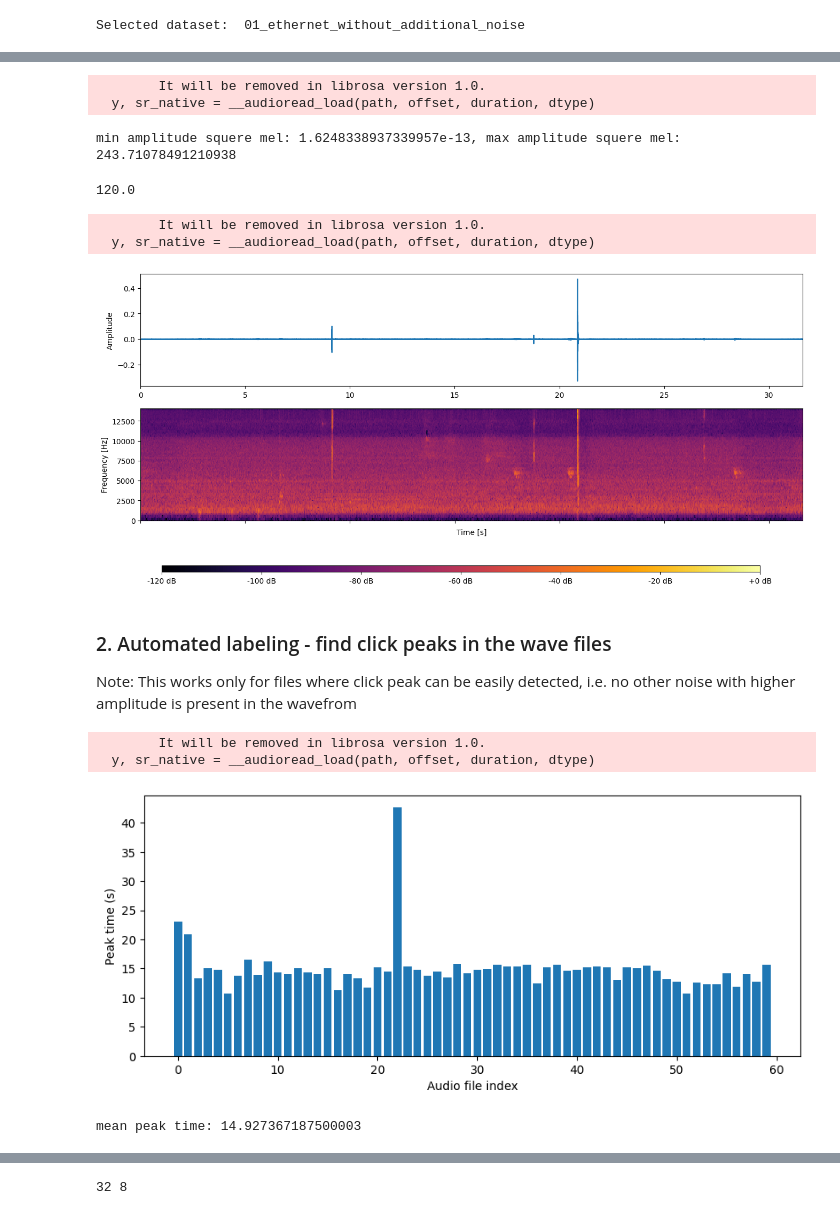
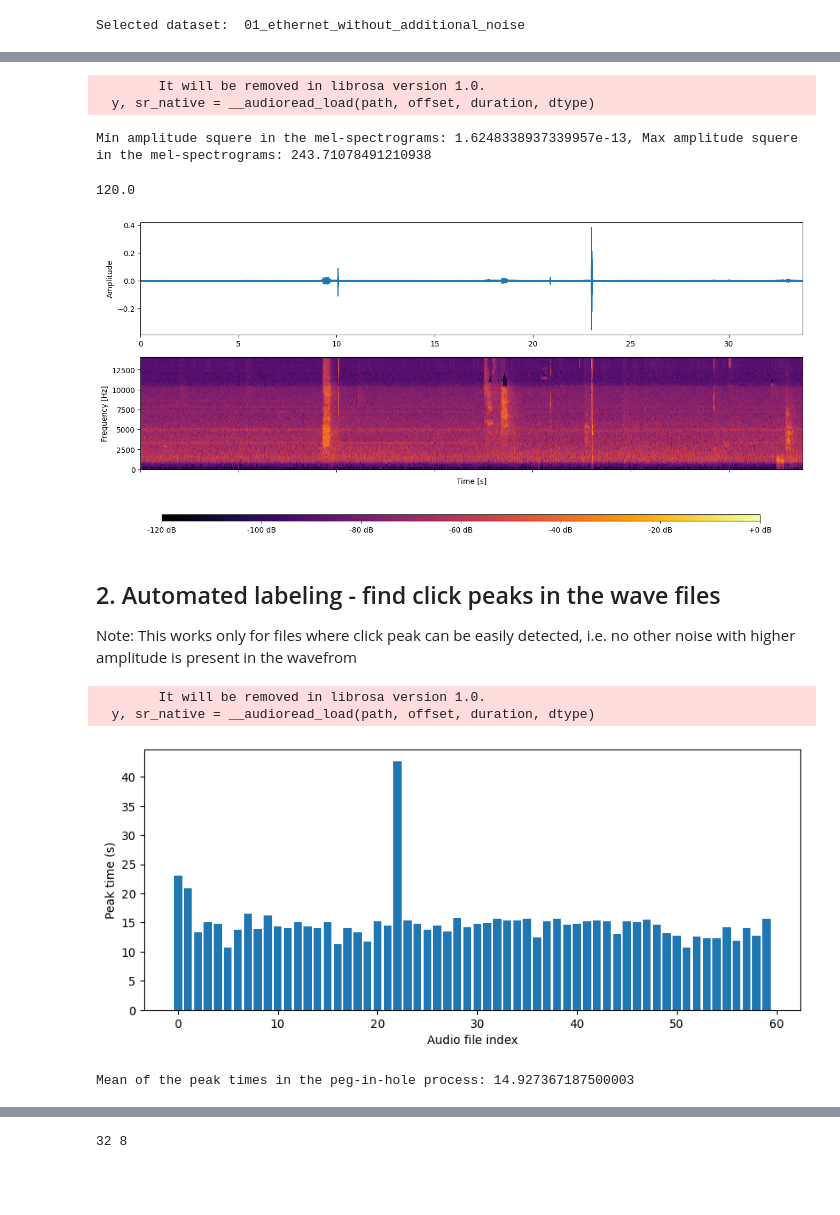
Before and after one commit to matteoseidl/Electrical_Connector_Click-Event_Detection, a Jupyter notebook: 01_Dataset/audioPreprocessing_without_addit_noise.ipynb, the cells around one changed output, grey strips where cells are left out. Saved outputs shown, nothing was run; the diff lists cells and outputs as text; code cells hidden in the pictures; blank space fills up the shorter version.

```diff
--- a/01_Dataset/audioPreprocessing_without_addit_noise.ipynb
+++ b/01_Dataset/audioPreprocessing_without_addit_noise.ipynb
@@ -141,41 +157,52 @@ def get_mel_spectrogram(audio_file_path, sampling_rate, n_fft, hop_length, n_mel
 # however, for a sampling rate of 40 kHz, a darker zone can be seen on the top of the spectrogram meaming the microphone cannot capture frequencies above a certain limit
 # thus, the sampling rate is set to 32 kHz to avoid this issue, at this sampling rate there is no dark zone on the top of the spectrogram
 sampling_rate = 32000
-resolution = 0.016 # in seconds, resulting 8 spectrogram columns in real-time detection when processing a chunk of 4096 samples with a sampling rate of 32 kHz
+
+chunk_size = 4096 # number of samples in one chunk of audio data
+spectrogram_columns_per_chunk = 8 # number of spectrogram columns in one chunk of audio data
+
+resolution = (chunk_size/sampling_rate)/spectrogram_columns_per_chunk # 0.016 seconds when processing a chunk of 4096 samples at a sampling rate of 32 kHz with 8 spectrogram columns per chunk
+
 hop_length = int(resolution * sampling_rate) # the number of samples between successive frames in the STFT
 n_fft =  next_power_of_2(hop_length) # length of the windowed signal after padding with zeros in the STFT
 n_mels = 128 # number of mel bands (rows in the mel-scaled spectrogram), 128 is a common value
+
+f_min = 20 # minimum frequency in Hz, from the microphone specification
+f_max = 14000 # maximum frequency in Hz, the microphone has a max frequency response of 20 kHz, however, the sampling rate is 32 kHz, so the max frequency can be 16 kHz or lower
 # %%
-# get insights about the amplitude squere range of the signals in the dataset
+# get information about the range of values in the mel-spectrogram
+# these infromation is used for the dB conversion
 
 max_amplitude_squere_mel = 0
 min_amplitude_squere_mel = None
+
 for i in range(len(audio_files_sorted)):
     audio_file_path = os.path.join(audio_dataset_dir, audio_files_sorted[i])
-    signal, time, D_mel, D_mel_dB = get_mel_spectrogram(audio_file_path, sampling_rate, n_fft, hop_length, n_mels, a_squere_min = None, dB_ref = None)
+    signal, time, D_mel, D_mel_dB = get_mel_spectrogram(audio_file_path, sampling_rate, n_fft, hop_length, n_mels, f_min, f_max, a_squere_min = None, dB_ref = None)
     max_amplitude_squere_mel = D_mel.max() if D_mel.max() > max_amplitude_squere_mel else max_amplitude_squere_mel
     if i == 0:
         min_amplitude_squere_mel = max_amplitude_squere_mel
     else:
         min_amplitude_squere_mel = D_mel.min() if D_mel.min() < min_amplitude_squere_mel else min_amplitude_squere_mel
 
-print(f"min amplitude squere mel: {min_amplitude_squere_mel}, max amplitude squere mel: {max_amplitude_squere_mel}")
+print(f"Min amplitude squere in the mel-spectrograms: {min_amplitude_squere_mel}, Max amplitude squere in the mel-spectrograms: {max_amplitude_squere_mel}")
 # %% [output]
         It will be removed in librosa version 1.0.
   y, sr_native = __audioread_load(path, offset, duration, dtype)
-min amplitude squere mel: 1.6248338937339957e-13, max amplitude squere mel: 243.71078491210938
+Min amplitude squere in the mel-spectrograms: 1.6248338937339957e-13, Max amplitude squere in the mel-spectrograms: 243.71078491210938
 # %%
 # constant values used in real-time detection as well
 
-dB_ref = 1000 # reference value for dB conversion
-a_squere_min = 1e-12 # to avoid log(0)
+dB_ref = 1e3 # reference value for dB conversion
+a_squere_min = 1e-12 # larger than 0 to avoid log(0)
 top_dB_abs = abs(10*np.log10(a_squere_min)) # maximum dB value -> 10*log(a_squere_min) = -120
 top_dB_abs
 # %% [output]
 120.0
 # %%
-# plot the mel-scaled spectrogram
-def plot_mel_spectrogram(signal, time, D_mel_dB, top_dB_abs):
+# plot the mel-spectrogram
+
+def plot_mel_spectrogram(signal, time, D_mel_dB, top_dB_abs, f_min, f_max, n_mels, sampling_rate):
 
     fig_x = 16
     fig_y = 6
@@ -195,7 +222,7 @@ def plot_mel_spectrogram(signal, time, D_mel_dB, top_dB_abs):
     #ax2.set_xlim(left=time[0], right=time[-1])
     ax2.axes.xaxis.set_ticklabels([])
     mel_spec_img = ax2.pcolormesh(np.linspace(0, signal.shape[0] / sampling_rate, D_mel_dB.shape[1]),
-                                            np.linspace(20, 14000, n_mels),
+                                            np.linspace(f_min, f_max, n_mels),
                                             D_mel_dB, shading='auto', cmap='inferno')
 
     #mel_spec_img.set_clim(vmin=-top_dB_abs, vmax=dB_ref)
@@ -206,20 +233,20 @@ def plot_mel_spectrogram(signal, time, D_mel_dB, top_dB_abs):
 
     plt.show()
 # %%
-# plot the wave and mel spectrogram of an audio file in teh selected dataset
-file_id_num = 1
+# plot the wave and mel spectrogram of an audio file from the selected dataset
+
+file_id_num = 0 # selected file ID number
+
 if file_id_num < len(audio_files_sorted):
     audio_file_path = os.path.join(audio_dataset_dir, audio_files_sorted[file_id_num])
-    signal, time, D_mel, D_mel_dB = get_mel_spectrogram(audio_file_path, sampling_rate, n_fft, hop_length, n_mels, a_squere_min, dB_ref)
-    plot_mel_spectrogram(signal, time, D_mel_dB, top_dB_abs)
+    signal, time, D_mel, D_mel_dB = get_mel_spectrogram(audio_file_path, sampling_rate, n_fft, hop_length, n_mels, f_min, f_max, a_squere_min, dB_ref)
+    plot_mel_spectrogram(signal, time, D_mel_dB, top_dB_abs, f_min, f_max, n_mels, sampling_rate)
 else:
     print("File ID out of range")
 # %% [output]
-        It will be removed in librosa version 1.0.
-  y, sr_native = __audioread_load(path, offset, duration, dtype)
-[figure, old version]
+[figure, new version]
 # %% [markdown]
-### 2. Automated labeling - find click peaks in the wave files
+## 2. Automated labeling - find click peaks in the wave files
 Note: This works only for files where click peak can be easily detected, i.e. no other noise with higher amplitude is present in the wavefrom
 # %%
 def plot_signal_interval(signal, time, peak_time, interval):
@@ -281,7 +310,7 @@ signals, signal_times, peak_indices, peak_times, spectrograms  = calc_peak_times
         It will be removed in librosa version 1.0.
   y, sr_native = __audioread_load(path, offset, duration, dtype)
 # %%
-# check if the peak time are around the same time for all audio files -> same robotic peg-in-hole event was recorded
+# check if the peak time are around the same time for all audio files -> same robotic peg-in-hole event was recorded with nearly the same start and stop times
 # outliers should be checked
 
 plt.figure(figsize=(10, 4))
@@ -291,8 +320,8 @@ plt.ylabel('Peak time (s)')
 
 plt.show()
 
-print(f"mean peak time: {np.mean(peak_times)}")
+print(f"Mean of the peak times in the peg-in-hole process: {np.mean(peak_times)}")
 # %% [output]
 [figure]
-mean peak time: 14.927367187500003
+Mean of the peak times in the peg-in-hole process: 14.927367187500003
 # %%
```
Also changed, not shown: parts of 18 cells of this notebook.
